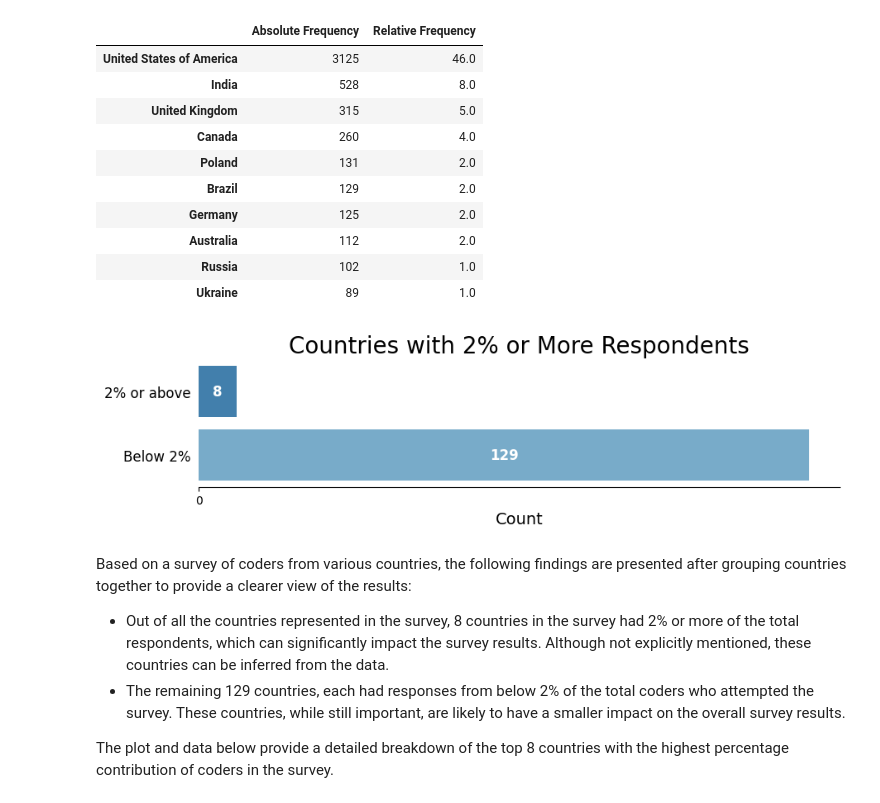
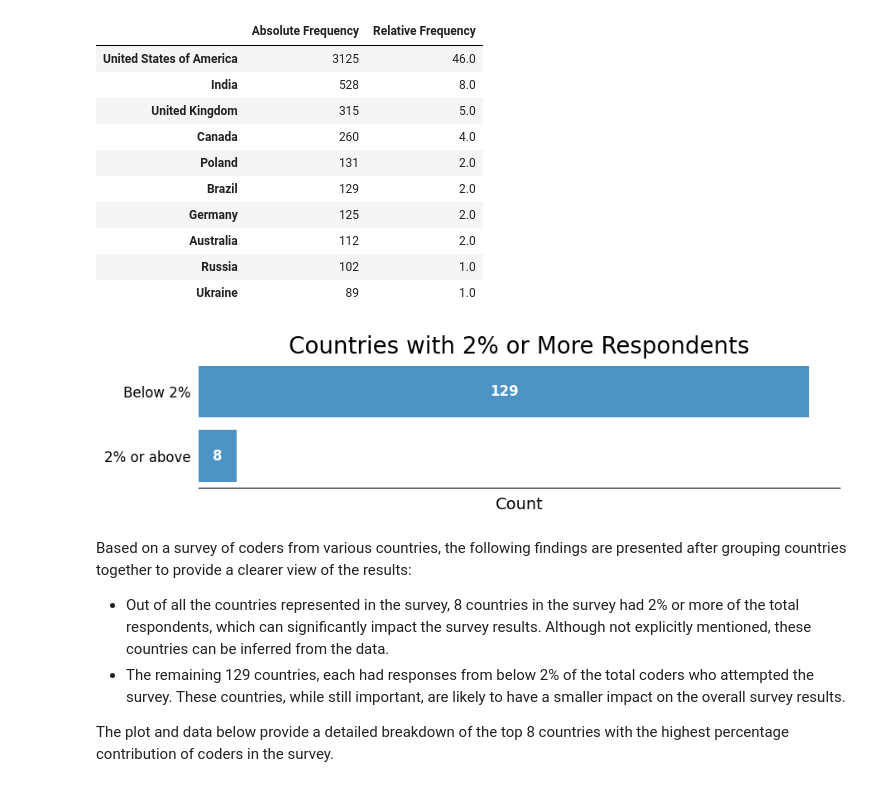
Before and after one commit to MuhammadAwon/datascience-projects, a Jupyter notebook: Projects/finding-best-markets-to-advertise/best-markets-to-advertise.ipynb, the cells around one changed output. Saved outputs shown, nothing was run; the diff lists cells and outputs as text; code cells hidden in the pictures.

```diff
--- a/Projects/finding-best-markets-to-advertise/best-markets-to-advertise.ipynb
+++ b/Projects/finding-best-markets-to-advertise/best-markets-to-advertise.ipynb
@@ -445,35 +474,33 @@ freq_table.head(10)
 | Australia | 112 | 2.0 |
 | Russia | 102 | 1.0 |
 | Ukraine | 89 | 1.0 |
-# %%
-# Calculate counts of countries with relative frequency above or below 2%
-above_2_count = (freq_table['Relative Frequency'] >= 2.0).sum()
-below_2_count = (freq_table['Relative Frequency'] < 2.0).sum()
-
-# Create a horizontal bar plot
-fig, ax = plt.subplots(figsize=(10, 2))
-sns.barplot(x=[above_2_count, below_2_count],
-            y=['2% or above', 'Below 2%'],
-            palette='tab20c')
-
-ax.set_title('Countries with 2% or More Respondents', size=20)
-ax.tick_params(axis='y', labelsize=12, left=False)
-ax.set_xticks([False])
-ax.set_xlabel('Count', size=14)
-
-# Display bar values
-for p in ax.patches:
-    w, h = p.get_width(), p.get_height()
-    ax.text(w * 0.5, p.get_y() + 0.4, int(w), size='large', color='white', fontweight='bold',
-            ha='center', va='center')
-
-# Disable spines
-for side in ['top', 'right', 'left']:
-        ax.spines[side].set_visible(False)
-
-plt.show()
-# %% [output]
-[figure, removed]
+# %%
+# Calculate counts of countries with relative frequency above or below 2%
+above_2_count = (freq_table['Relative Frequency'] >= 2.0).sum()
+below_2_count = (freq_table['Relative Frequency'] < 2.0).sum()
+
+# Create a horizontal bar plot
+fig, ax = plt.subplots(figsize=(10, 2))
+ax.barh(y=['2% or above', 'Below 2%'],
+        width=[above_2_count, below_2_count],
+        color='tab:blue', alpha=0.8)
+
+ax.set_title('Countries with 2% or More Respondents', size=20)
+ax.tick_params(axis='y', labelsize=12, left=False)
+ax.set_xticks([])
+ax.set_xlabel('Count', size=14)
+
+# Display bar values
+for i, v in enumerate([above_2_count, below_2_count]):
+    ax.text(v * 0.5, i, int(v), size='large', color='white', fontweight='bold', ha='center', va='center')
+
+# Disable spines
+for side in ['top', 'right', 'left']:
+    ax.spines[side].set_visible(False)
+
+plt.show()
+# %% [output]
+[figure, added]
 # %% [markdown]
 Based on a survey of coders from various countries, the following findings are presented after grouping countries together to provide a clearer view of the results:
 
```
Also changed, not shown: parts of 10 cells of this notebook.
